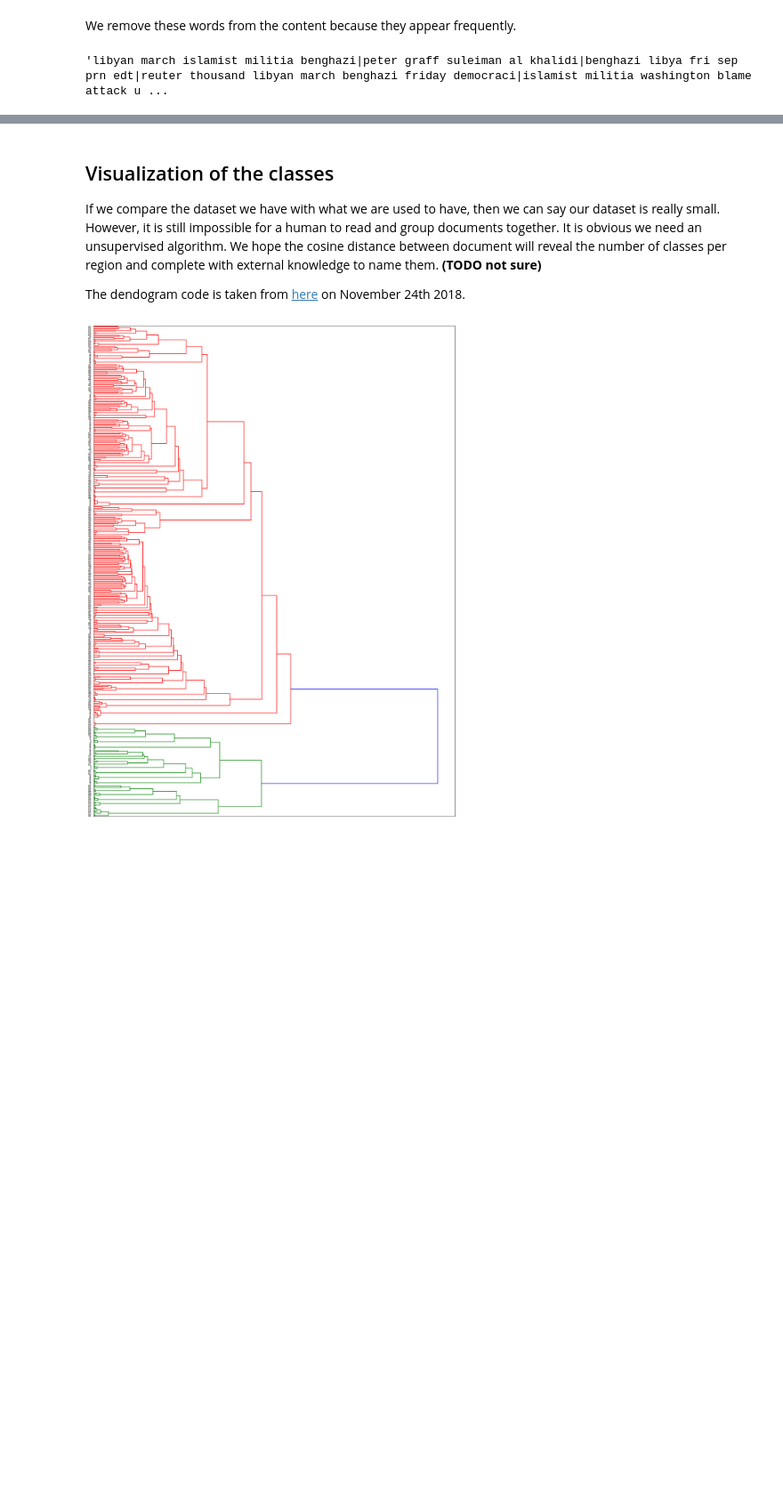
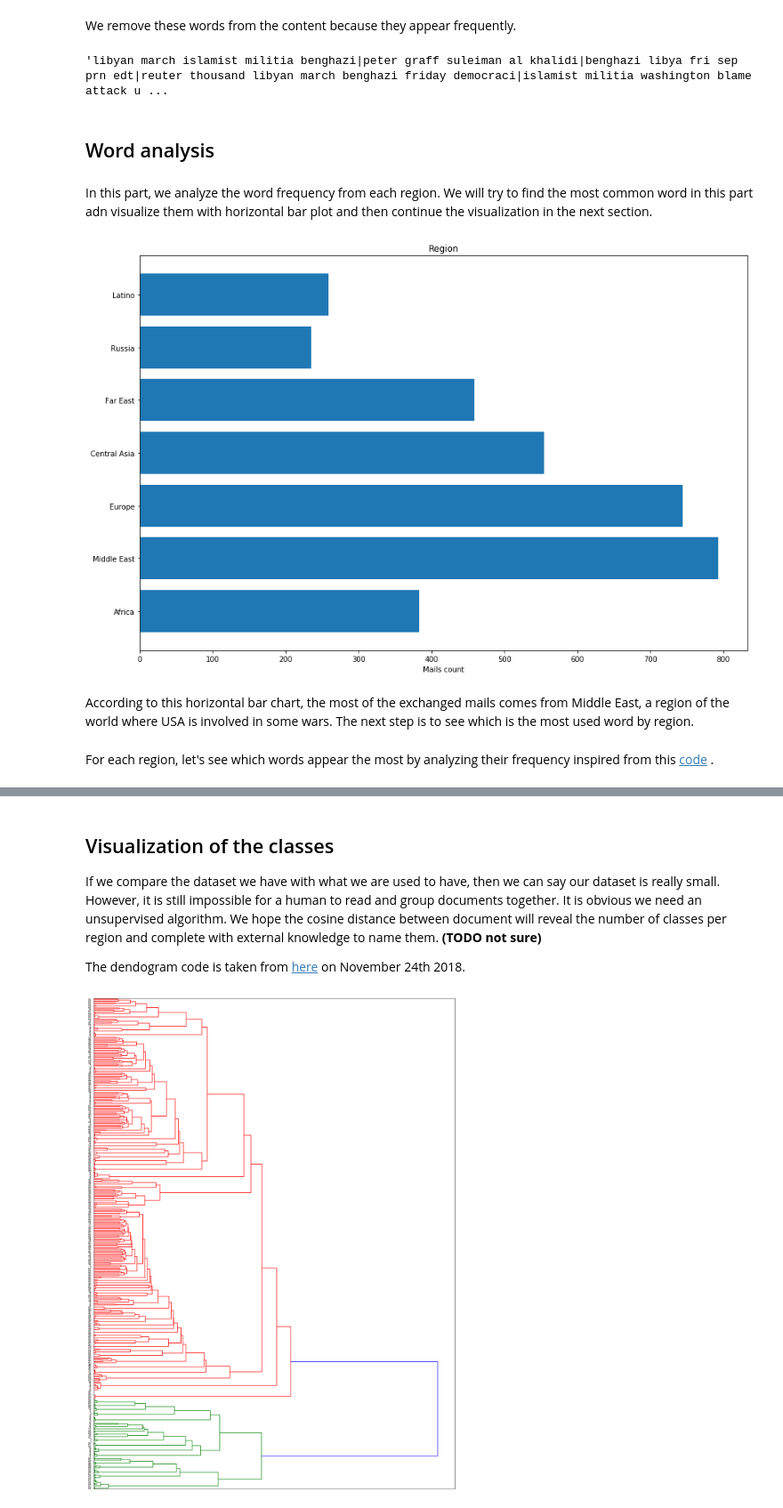
Before and after one commit to KennethThNg/Project, a Jupyter notebook: src/data_exploration.ipynb, the cells around one changed output, grey strips where cells are left out. Shown at 89% size. Saved outputs shown, nothing was run; the diff lists cells and outputs as text; code cells hidden in the pictures; blank space fills up the shorter version.

Commit message:
Add horizontal, Russia and Latino visualization

```diff
--- a/src/data_exploration.ipynb
+++ b/src/data_exploration.ipynb
@@ -650,3 +651,40 @@ emails.content = emails.content.map(content_without_stop_word)
 emails.content[166]
 # %% [output]
 'libyan march islamist militia benghazi|peter graff suleiman al khalidi|benghazi libya fri sep prn edt|reuter thousand libyan march benghazi friday democraci|islamist militia washington blame attack u ...
+# %% [markdown]
+## Word analysis
+# %% [markdown]
+In this part, we analyze the word frequency from each region. We will try to find the most common word in this part adn visualize them with horizontal bar plot and then continue the visualization in the next section.
+# %%
+#mail count by region
+def mail_count_visualization(mail):
+    emails_africa = emails[emails.content.map(lambda content: Extractor.earth_area(str(content), 'africa'))].content
+    emails_middle_east = emails[emails.content.map(lambda content: Extractor.earth_area(str(content), 'middle_east'))].content
+    emails_europe = emails[emails.content.map(lambda content: Extractor.earth_area(str(content), 'europe'))].content
+    emails_central_asia = emails[emails.content.map(lambda content: Extractor.earth_area(str(content), 'central_asia'))].content
+    emails_far_east = emails[emails.content.map(lambda content: Extractor.earth_area(str(content), 'far_east'))].content
+    emails_russia = emails[emails.content.map(lambda content: Extractor.earth_area(str(content), 'russia'))].content
+    emails_latino = emails[emails.content.map(lambda content: Extractor.earth_area(str(content), 'latino'))].content
+
+
+    objects = ('Africa', 'Middle East', 'Europe', 'Central Asia', 'Far East', 'Russia', 'Latino')
+    y_pos = np.arange(len(objects))
+    mail_count = [emails_africa.shape[0], emails_middle_east.shape[0], emails_europe.shape[0],
+                  emails_central_asia.shape[0], emails_far_east.shape[0],
+                  emails_russia.shape[0], emails_latino.shape[0]]
+
+    plt.figure(figsize=(15,10))
+    plt.barh(y_pos, mail_count, align='center', alpha=1)
+    plt.yticks(y_pos, objects)
+    plt.xlabel('Mails count')
+    plt.title('Region')
+
+    plt.show()
+
+mail_count_visualization(emails)
+# %% [output]
+[figure, added]
+# %% [markdown]
+According to this horizontal bar chart, the most of the exchanged mails comes from Middle East, a region of the world where USA is involved in some wars. The next step is to see which is the most used word by region.
+# %% [markdown]
+For each region, let's see which words appear the most by analyzing their frequency inspired from this [code](https://www.kaggle.com/edhirif/word-cloud-alternative-using-nltk) .
```
Also changed, not shown: parts of 15 cells of this notebook.
